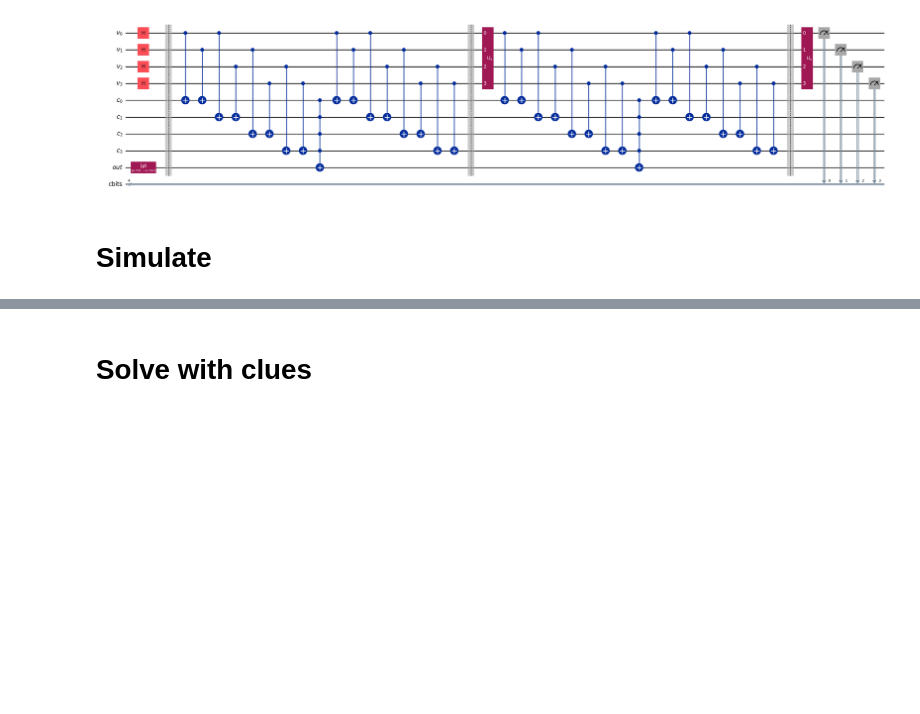
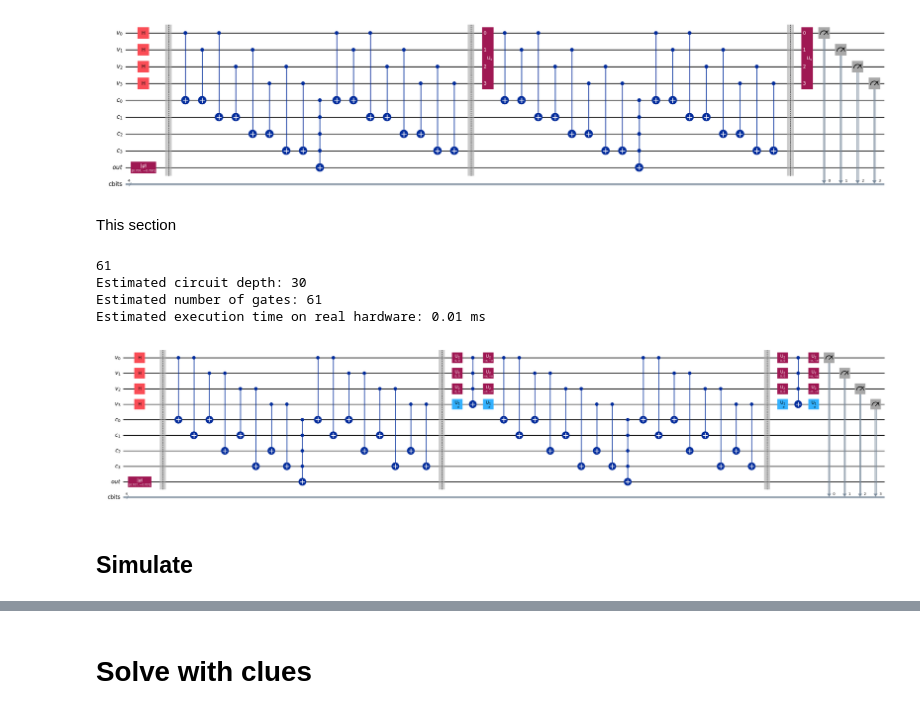
Before and after one commit to tglik/QuantumLearn, a Jupyter notebook: sudoku.ipynb, the cells around one changed output, grey strips where cells are left out. Saved outputs shown, nothing was run; the diff lists cells and outputs as text; code cells hidden in the pictures; blank space fills up the shorter version.

```diff
--- a/sudoku.ipynb
+++ b/sudoku.ipynb
@@ -97,8 +99,45 @@ qc.measure(var_qubits, cbits)
 qc.draw('mpl', fold=-1)
 # %% [output]
 [figure]
+# %% [markdown]
+This section
+# %%
+from qiskit.transpiler.preset_passmanagers import generate_preset_pass_manager
+# Qiskit does not provide a direct API to estimate the running time of a circuit on real hardware,
+# but you can estimate the execution time by summing the durations of the gates using backend properties.
+
+def estimate_circuit_runtime(qc, backend):
+    # Get backend properties (contains gate times)
+    properties = backend.properties()
+    gate_times = {}
+    for g in properties.gates:
+        gate_times[g.gate] = g.parameters[0].value if g.parameters else 0
+
+    total_time = 0
+    for inst, qargs, cargs in qc.data:
+        gate = inst.name
+        if gate in gate_times:
+            total_time += gate_times[gate]
+        else:
+            # Default to 0 if gate time not found
+            pass
+    return total_time
+
+# Example usage:
+# backend = FakeEssexV2()
+# runtime_ns = estimate_circuit_runtime(qc, backend)
+# print(f"Estimated runtime: {runtime_ns} ns")
+# %% [output]
+61
+Estimated circuit depth: 30
+Estimated number of gates: 61
+Estimated execution time on real hardware: 0.01 ms
+# %%
+transpiled_qc.draw('mpl', fold=-1)
+# %% [output]
+[figure, added]
 # %% [markdown]
-# Simulate
+## Simulate
 # %%
 qasm_simulator = AerSimulator()
 transpiled_qc = transpile(qc, qasm_simulator)
```
Also changed, not shown: parts of 10 cells of this notebook, 3 other files.
